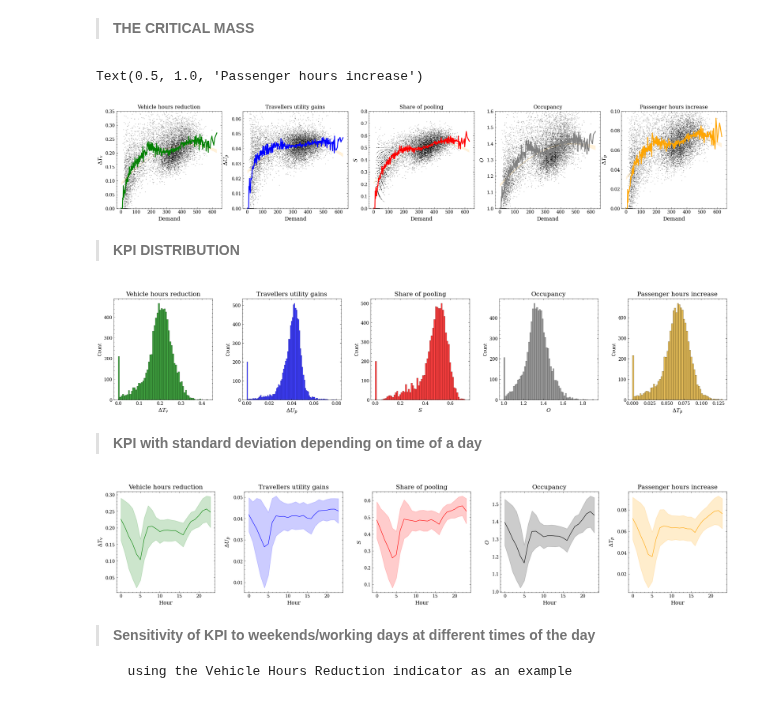
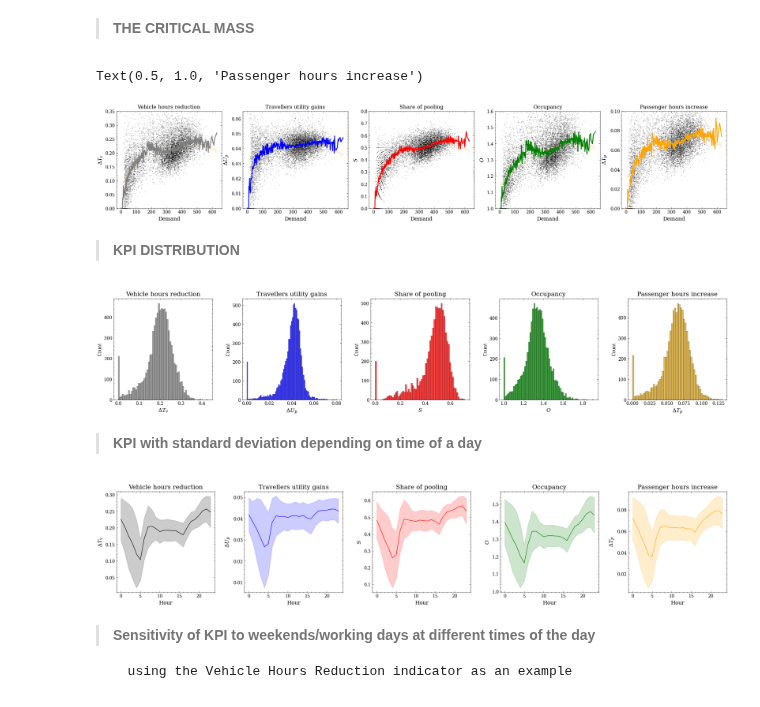
Before and after one commit to OlhaShulikaUJ/ExMAS-plotting, a Jupyter notebook: NYC KPI DA.ipynb, the cells around one changed output. Drawn from its saved outputs; the diff is of its cells as text; code cells hidden in the pictures.

```diff
--- a/NYC KPI DA.ipynb
+++ b/NYC KPI DA.ipynb
@@ -40,7 +40,7 @@ sns.regplot(data = to_plot, x = 'Trips', y = 'del_VehHourTrav',
             scatter_kws = {'s':0.3, 'alpha':0.3, 'color':'black'}, order = 2, ax = ax,
             line_kws = {'lw':0})
 to_plot = df.groupby(df.Trips).del_VehHourTrav.mean()
-to_plot.plot(ax = ax, lw = 2, color = 'green')
+to_plot.plot(ax = ax, lw = 2, color = 'grey')
 ax.set_ylim((0,0.35))
 ax.set_ylabel("$\Delta T_v$", fontsize=12)
 ax.set_xlabel("Demand", fontsize=12)
@@ -76,7 +76,7 @@ sns.regplot(data = to_plot, x = 'Trips', y = 'Occupancy',
             scatter_kws = {'s':0.3, 'alpha':0.3, 'color':'black'}, order = 2, ax = ax,
             line_kws = {'lw':0})
 to_plot = df.groupby(df.Trips).Occupancy.mean()
-to_plot.plot(ax = ax, lw = 2, color = 'grey')
+to_plot.plot(ax = ax, lw = 2, color = 'green')
 ax.set_ylim((1,1.6))
 ax.set_ylabel("$O$", fontsize=12)
 ax.set_xlabel("Demand", fontsize=12)
@@ -97,7 +97,7 @@ ax.set_title("Passenger hours increase", fontsize=12, fontweight='normal')
 # plt.savefig(path,dpi=600)
 # %% [output]
 Text(0.5, 1.0, 'Passenger hours increase')
-[figure, old version]
+[figure, new version]
 # %% [markdown]
 > **KPI DISTRIBUTION**
 # %%
@@ -112,7 +112,7 @@ ax5 = plt.subplot2grid((1,5), (0,4))
 ax=ax1
 for d in df.shared_discount.unique():
     to_plot = df
-sns.histplot(data = to_plot, x = 'del_VehHourTrav', color='green', ax=ax)
+sns.histplot(data = to_plot, x = 'del_VehHourTrav', color='grey', ax=ax)
 to_plot.Start_time.dt.dayofweek.unique()
 ax1.set_xlabel("$\Delta T_v$", fontsize=12)
 ax1.set_title("Vehicle hours reduction", fontsize=14, fontweight='normal')
@@ -128,35 +128,35 @@ ax2.set_title("Travellers utility gains", fontsize=14, fontweight='normal')
 ax=ax3
 for d in df.shared_discount.unique():
     to_plot = df
 sns.histplot(data = to_plot, x = 'shared_ratio', color='red', ax=ax)
 to_plot.Start_time.dt.dayofweek.unique()
 ax3.set_xlabel("$S$", fontsize=12)
 ax3.set_title("Share of pooling", fontsize=14, fontweight='normal')
 
 ax=ax4
 for d in df.shared_discount.unique():
     to_plot = df
-sns.histplot(data = to_plot, x = 'Occupancy', color='grey', ax=ax)
+sns.histplot(data = to_plot, x = 'Occupancy', color='green', ax=ax)
 to_plot.Start_time.dt.dayofweek.unique()
 ax4.set_xlabel("$O$", fontsize=12)
 ax4.set_title("Occupancy", fontsize=14, fontweight='normal')
 
 ax=ax5
 for d in df.shared_discount.unique():
     to_plot = df
 sns.histplot(data = to_plot, x = 'del_PassHourTrav', color='goldenrod', ax=ax)
 to_plot.Start_time.dt.dayofweek.unique()
 ax5.set_xlabel("$\Delta T_p$", fontsize=12)
 ax5.set_title("Passenger hours increase", fontsize=14, fontweight='normal')
 
 plt.subplots_adjust(left=0.125,
                     bottom=0.1,
                     right=1.2,
                     top=0.9,
                     wspace=0.3,
                     hspace=0.25)
 # %% [output]
-[figure, old version]
+[figure, new version]
 # %% [markdown]
 > **KPI with standard deviation depending on time of a day**
 # %%
@@ -172,7 +172,7 @@ ax=ax1
 for d in df.shared_discount.unique():
     to_plot = df
     sns.lineplot(data = to_plot, x = df.Start_time.dt.hour, y = 'del_VehHourTrav',
-                 ax = ax, color='green', errorbar ='sd')
+                 ax = ax, color='black', errorbar ='sd')
 ax1.set_xlabel('Hour', fontsize=12)
 ax1.set_ylabel("$\Delta T_v$", fontsize=12)
 ax1.set_title("Vehicle hours reduction", fontsize=14, fontweight='normal')
@@ -199,7 +199,7 @@ ax=ax4
 for d in df.shared_discount.unique():
     to_plot = df
     sns.lineplot(data = to_plot, x = df.Start_time.dt.hour, y = 'Occupancy',
-                 ax = ax, color='black', errorbar ='sd')
+                 ax = ax, color='green', errorbar ='sd')
 ax4.set_xlabel('Hour', fontsize=12)
 ax4.set_ylabel("$O$", fontsize=12)
 ax4.set_title("Occupancy", fontsize=14, fontweight='normal')
@@ -220,7 +220,7 @@ plt.subplots_adjust(left=0.125,
                     wspace=0.3,
                     hspace=0.25)
 # %% [output]
-[figure, old version]
+[figure, new version]
 # %% [markdown]
 > **Sensitivity of KPI to weekends/working days at different times of the day**
 
```
Also changed, not shown: parts of 1 cell of this notebook.
